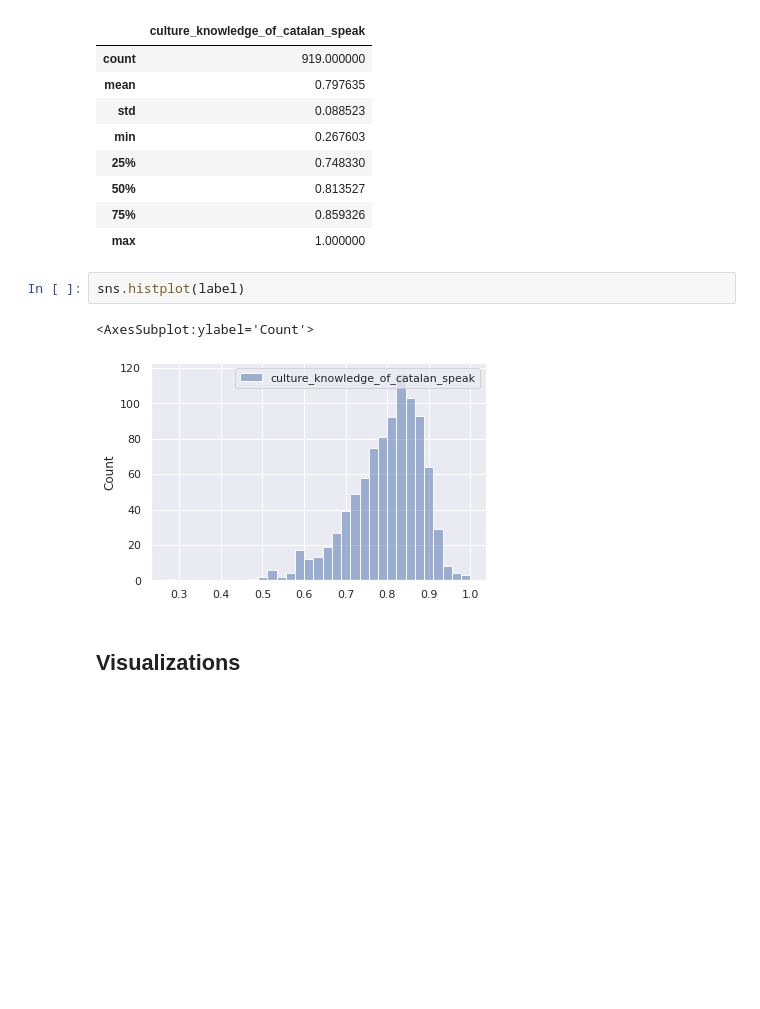
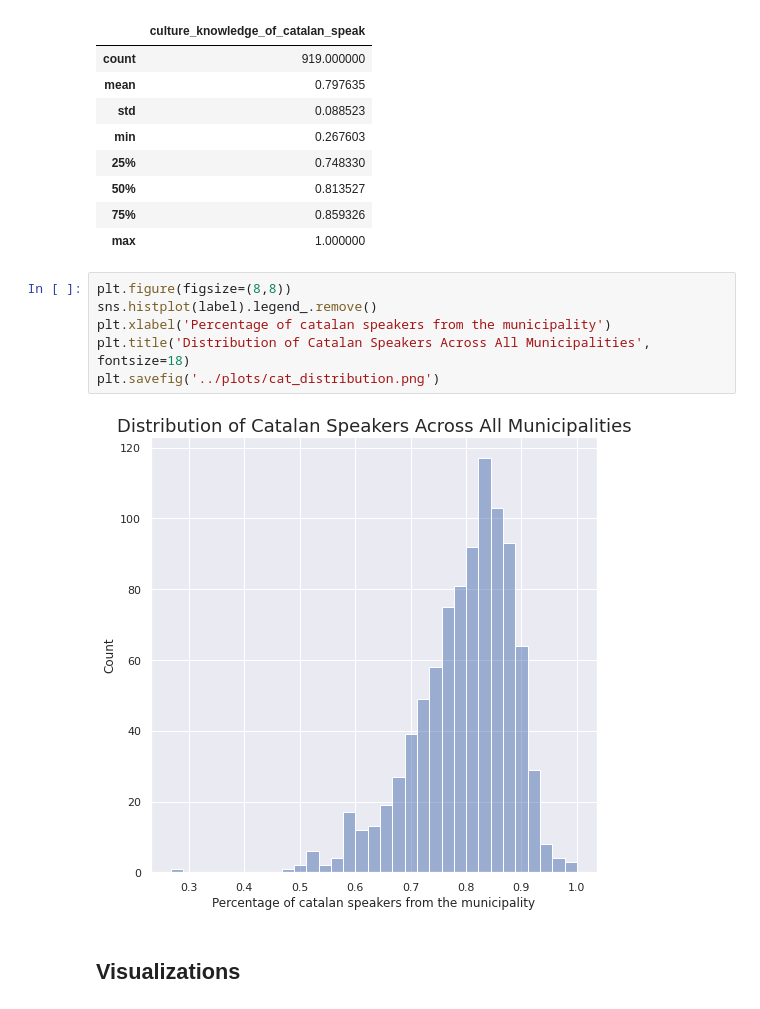
Before and after one commit to PimSchoolkate/CatalanLanguagePrediction, a Jupyter notebook: notebooks/01_preprocess.ipynb, the cells around one changed output. Drawn from its saved outputs; the diff is of its cells as text; blank space fills up the shorter version.

```diff
--- a/notebooks/01_preprocess.ipynb
+++ b/notebooks/01_preprocess.ipynb
@@ -320,11 +344,14 @@ label.describe()
 | 50% | 0.813527 |
 | 75% | 0.859326 |
 | max | 1.000000 |
-# %%
-sns.histplot(label)
-# %% [output]
-<AxesSubplot:ylabel='Count'>
-[figure, removed]
+# %%
+plt.figure(figsize=(8,8))
+sns.histplot(label).legend_.remove()
+plt.xlabel('Percentage of catalan speakers from the municipality')
+plt.title('Distribution of Catalan Speakers Across All Municipalities', fontsize=18)
+plt.savefig('../plots/cat_distribution.png')
+# %% [output]
+[figure, added]
 # %% [markdown]
 ## Visualizations
 # %%
```
Also changed, not shown: parts of 5 cells of this notebook, 12 other files.
